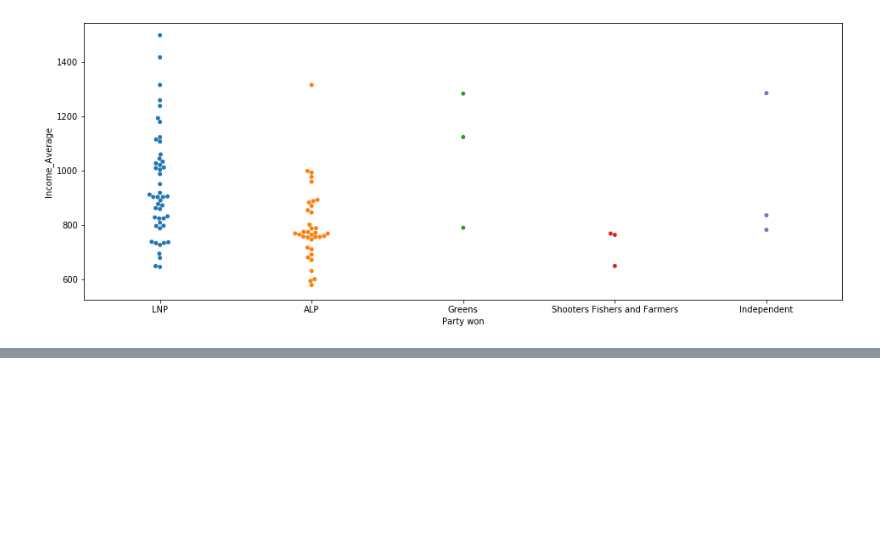
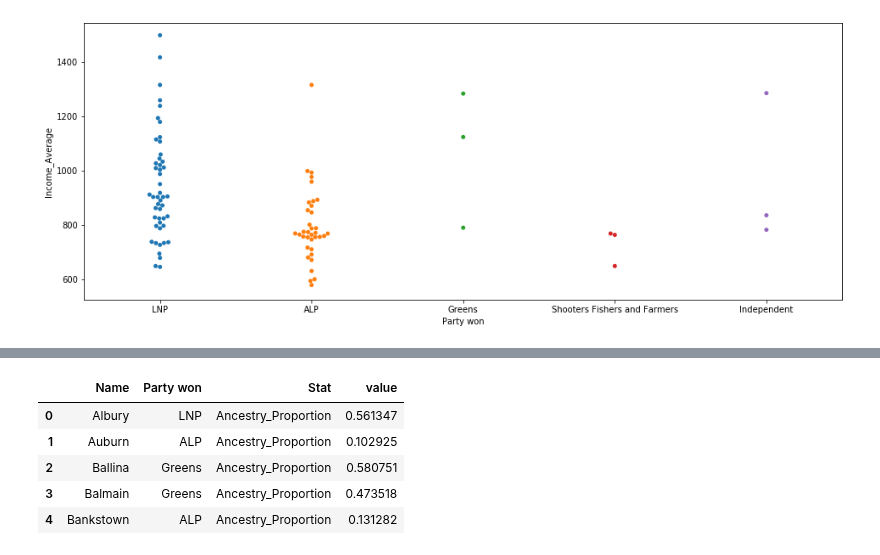
Before and after one commit to garyliu427/data-science-project-2019, a Jupyter notebook: Seaborn Analysis.ipynb, the cells around one changed output, grey strips where cells are left out. Cells and saved outputs as stored; diff of their text form; code cells hidden in the pictures; blank space fills up the shorter version.

```diff
--- a/Seaborn Analysis.ipynb
+++ b/Seaborn Analysis.ipynb
@@ -42,0 +55,12 @@ sns.swarmplot(x='Party won', y='Income_Average', data=NSWResult)
+# %%
+melted_df = pd.melt(NSWResult,
+                    id_vars=["Name", "Party won"],
+                    var_name="Stat")
+melted_df.head()
+# %% [output]
+|  | Name | Party won | Stat | value |
+| 0 | Albury | LNP | Ancestry_Proportion | 0.561347 |
+| 1 | Auburn | ALP | Ancestry_Proportion | 0.102925 |
+| 2 | Ballina | Greens | Ancestry_Proportion | 0.580751 |
+| 3 | Balmain | Greens | Ancestry_Proportion | 0.473518 |
+| 4 | Bankstown | ALP | Ancestry_Proportion | 0.131282 |
```
Also changed, not shown: parts of 4 cells of this notebook.
